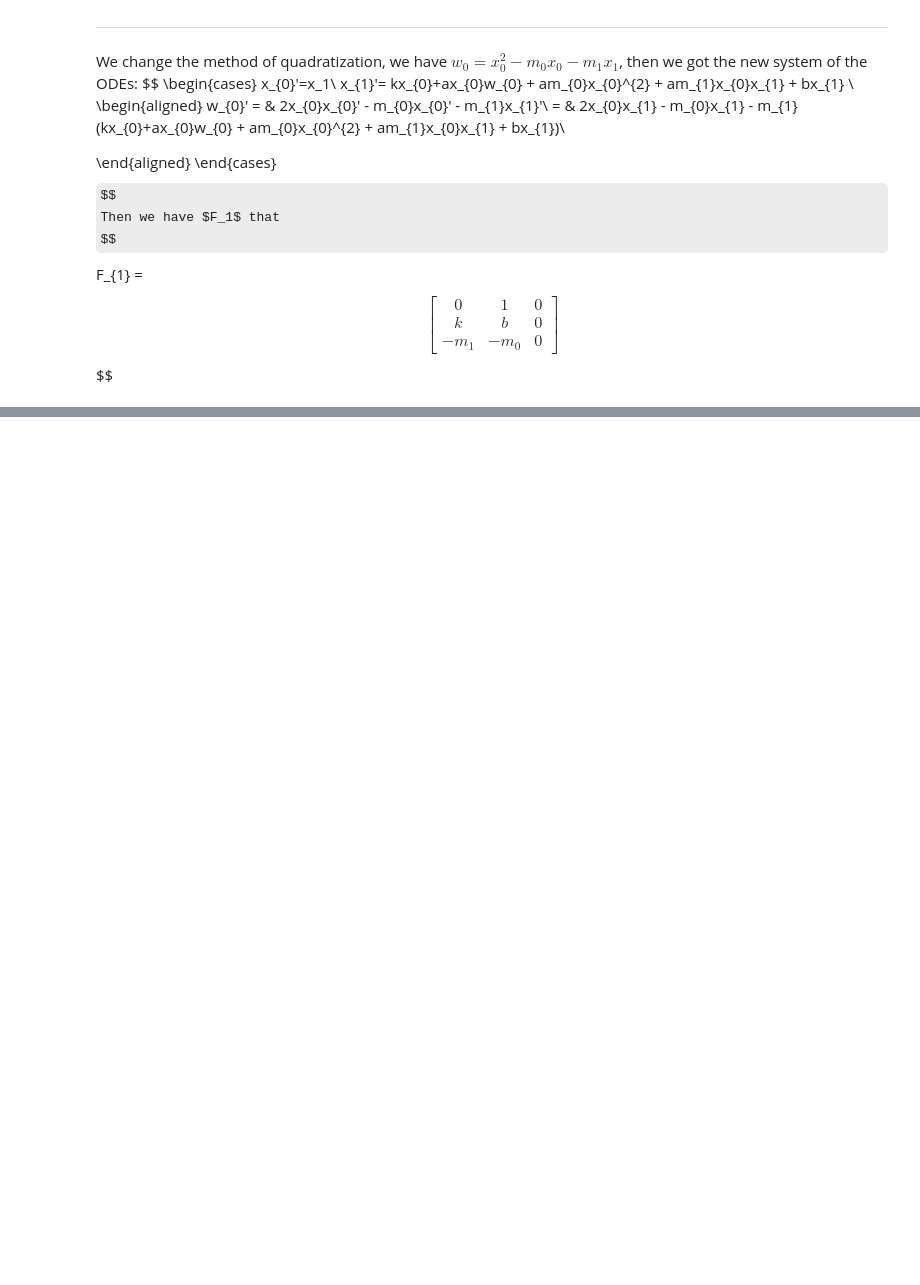
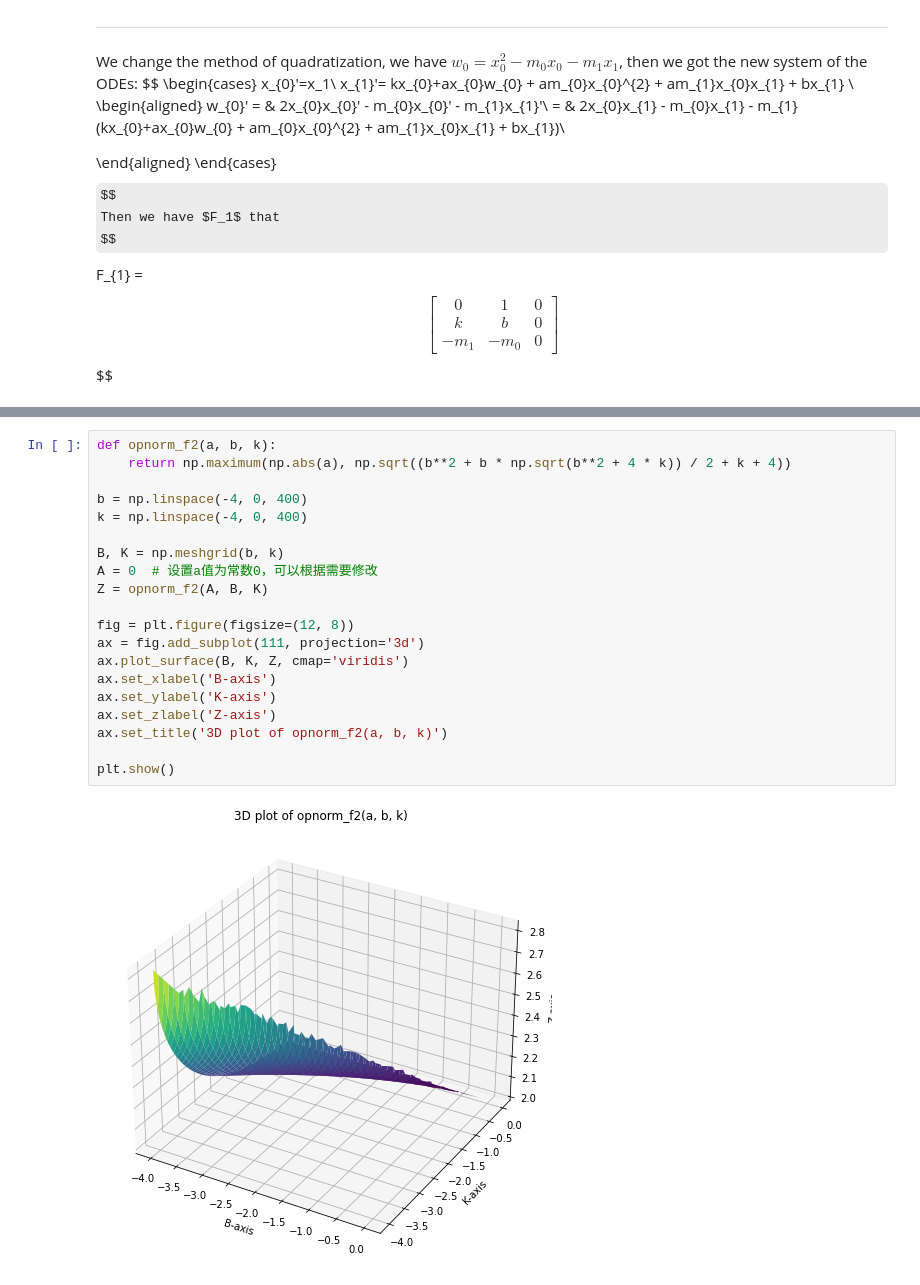
Before and after one commit to yubocai-poly/Reachability-Problem-of-ODE, a Jupyter notebook: Reachability/evaluation/System_example/system_example.ipynb, the cells around one changed output, grey strips where cells are left out. Drawn from its saved outputs; the diff is of its cells as text; some formulas as TeX source; blank space fills up the shorter version.

```diff
--- a/Reachability/evaluation/System_example/system_example.ipynb
+++ b/Reachability/evaluation/System_example/system_example.ipynb
@@ -413,0 +397,22 @@ $\displaystyle \frac{\alpha_{1} m_{0}}{3} + \frac{b}{3} - \frac{- 3 \alpha_{1} b
+# %%
+def opnorm_f2(a, b, k):
+    return np.maximum(np.abs(a), np.sqrt((b**2 + b * np.sqrt(b**2 + 4 * k)) / 2 + k + 4))
+
+b = np.linspace(-4, 0, 400)
+k = np.linspace(-4, 0, 400)
+
+B, K = np.meshgrid(b, k)
+A = 0  # 设置a值为常数0，可以根据需要修改
+Z = opnorm_f2(A, B, K)
+
+fig = plt.figure(figsize=(12, 8))
+ax = fig.add_subplot(111, projection='3d')
+ax.plot_surface(B, K, Z, cmap='viridis')
+ax.set_xlabel('B-axis')
+ax.set_ylabel('K-axis')
+ax.set_zlabel('Z-axis')
+ax.set_title('3D plot of opnorm_f2(a, b, k)')
+
+plt.show()
+# %% [output]
+[figure, added]
```
Also changed, not shown: parts of 11 cells of this notebook, 5 other files.
